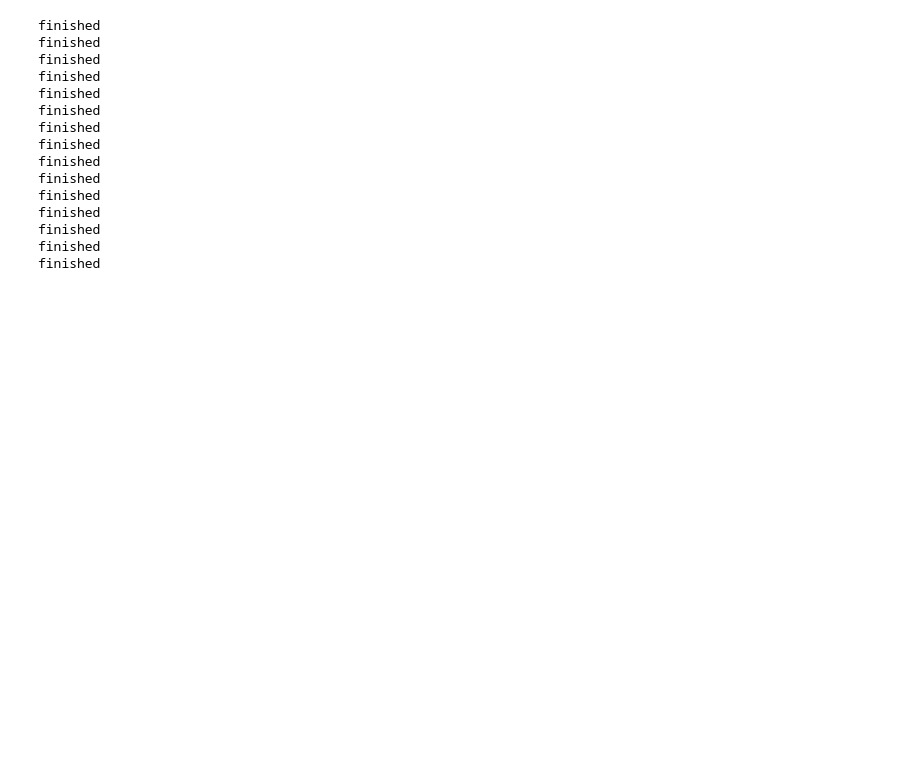
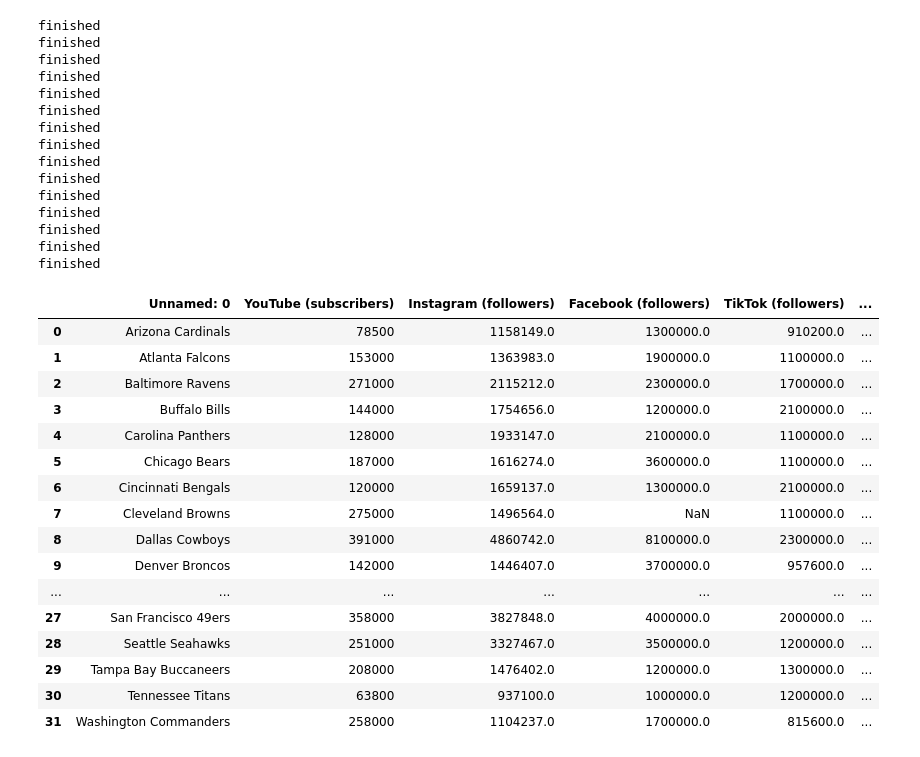
Before and after one commit to kiroraynes/nba_socmed_data, a Jupyter notebook: nfl.ipynb, the cells around one changed output. Drawn from its saved outputs; the diff is of its cells as text; code cells hidden in the pictures; blank space fills up the shorter version.

```diff
--- a/nfl.ipynb
+++ b/nfl.ipynb
@@ -213,3 +226,3 @@ sorted_teams
 # %%
-ref = pd.read_excel("NHL.xlsx")
+ref = pd.read_excel("NFL.xlsx")
 # %%
@@ -252,23 +324,23 @@ for index, row in ref.iterrows():
 
     payload = {}
     headers = {
-    'authority': 'api.twitter.com',
-    'accept-language': 'en-US,en;q=0.9',
-    'authorization': 'Bearer AAAAAAAAAAAAAAAAAAAAANRILgAAAAAAnNwIzUejRCOuH5E6I8xnZz4puTs%3D1Zv7ttfk8LF81IUq16cHjhLTvJu4FA33AGWWjCpTnA',
-    'content-type': 'application/json',
-    'cookie': 'guest_id_marketing=v1%3A170866989141322143; guest_id_ads=v1%3A170866989141322143; guest_id=v1%3A170866989141322143; gt=1760915270796038242; _ga=GA1.2.770737484.1708669893; _gid=GA1.2.499590915.1708669893; personalization_id="v1_eSA4gDwTXkYVAKJ8WL6jGg=="',
-    'origin': 'https://twitter.com',
-    'referer': 'https://twitter.com/',
-    'sec-ch-ua': '"Not A(Brand";v="99", "Google Chrome";v="121", "Chromium";v="121"',
-    'sec-ch-ua-mobile': '?0',
-    'sec-ch-ua-platform': '"Windows"',
-    'sec-fetch-dest': 'empty',
-    'sec-fetch-mode': 'cors',
-    'sec-fetch-site': 'same-site',
-    'x-client-transaction-id': 'oMnlRiYTSFh5Y/xSEz08Abfl1sE5aCP+VIMNHUZRJhlZY6R+calVQXyPIT++iUNGIf14KKF/QyZcUvKx5kwGClFuWmHdoQ',
-    'x-guest-token': '1760915270796038242',
-    'x-twitter-active-user': 'yes',
-    'x-twitter-client-language': 'en'
+        'authority': 'twitter.com',
+        'accept-language': 'en-US,en;q=0.9,ja-JP;q=0.8,ja;q=0.7',
+        'authorization': 'Bearer AAAAAAAAAAAAAAAAAAAAANRILgAAAAAAnNwIzUejRCOuH5E6I8xnZz4puTs%3D1Zv7ttfk8LF81IUq16cHjhLTvJu4FA33AGWWjCpTnA',
+        'content-type': 'application/json',
+        'cookie': 'ads_prefs="HBERAAA="; auth_token=1167bc62a142d7ba91616479832aca6d24446c86; twid=u%3D305530942; lang=en; ct0=f3a3df4094c0b0d42673bdef5ce5b978afeee8ede782cc4b54e74b6974772bf3c952d53db27949909ad48f8791529f04f5d88b78fa48a74c68df89038e624d74b3dbad974ad4d7ec78cf74b675162284; _ga=GA1.2.1207679779.1703591608; guest_id=v1%3A170573309099931382; guest_id_ads=v1%3A170573309099931382; guest_id_marketing=v1%3A170573309099931382; _gid=GA1.2.115474889.1709006676; external_referer=padhuUp37zjgzgv1mFWxJ12Ozwit7owX|0|ziZgIoZIK4nlMKUVLq9KcnBFms0d9TqBqrE%2FyjvSFlFJR45yIlYF%2Bw%3D%3D; personalization_id="v1_fRFLyk11lWt9JiH5DIS8vQ=="',
+        'referer': 'https://twitter.com/AtlantaFalcons?ref_src=twsrc%5Egoogle%7Ctwcamp%5Eserp%7Ctwgr%5Eauthor',
+        'sec-ch-ua': '"Not A(Brand";v="99", "Google Chrome";v="121", "Chromium";v="121"',
+        'sec-ch-ua-mobile': '?0',
+        'sec-ch-ua-platform': '"Windows"',
+        'sec-fetch-dest': 'empty',
+        'sec-fetch-mode': 'cors',
+        'sec-fetch-site': 'same-origin',
+        'x-client-transaction-id': 'dJc60LzGzQ89/cs2HzkRimoLEfPP7+ASciwp+hzd10i/WIQSslX76iRtOLFUtGTBLdF2+nUN3G2xzofPomt+6AH+tL/qdQ',
+        'x-csrf-token': 'f3a3df4094c0b0d42673bdef5ce5b978afeee8ede782cc4b54e74b6974772bf3c952d53db27949909ad48f8791529f04f5d88b78fa48a74c68df89038e624d74b3dbad974ad4d7ec78cf74b675162284',
+        'x-twitter-active-user': 'yes',
+        'x-twitter-auth-type': 'OAuth2Session',
+        'x-twitter-client-language': 'en'
     }
 
     response = requests.request("GET", url, headers=headers, data=payload)
@@ -525,0 +598,20 @@ ref.to_excel('NHL.xlsx', index=False)
+# %%
+ref
+# %% [output]
+|  | Unnamed: 0 | YouTube (subscribers) | Instagram (followers) | Facebook (followers) | TikTok (followers) | ... |
+| 0 | Arizona Cardinals | 78500 | 1158149.0 | 1300000.0 | 910200.0 | ... |
+| 1 | Atlanta Falcons | 153000 | 1363983.0 | 1900000.0 | 1100000.0 | ... |
+| 2 | Baltimore Ravens | 271000 | 2115212.0 | 2300000.0 | 1700000.0 | ... |
+| 3 | Buffalo Bills | 144000 | 1754656.0 | 1200000.0 | 2100000.0 | ... |
+| 4 | Carolina Panthers | 128000 | 1933147.0 | 2100000.0 | 1100000.0 | ... |
+| 5 | Chicago Bears | 187000 | 1616274.0 | 3600000.0 | 1100000.0 | ... |
+| 6 | Cincinnati Bengals | 120000 | 1659137.0 | 1300000.0 | 2100000.0 | ... |
+| 7 | Cleveland Browns | 275000 | 1496564.0 | NaN | 1100000.0 | ... |
+| 8 | Dallas Cowboys | 391000 | 4860742.0 | 8100000.0 | 2300000.0 | ... |
+| 9 | Denver Broncos | 142000 | 1446407.0 | 3700000.0 | 957600.0 | ... |
+| ... | ... | ... | ... | ... | ... | ... |
+| 27 | San Francisco 49ers | 358000 | 3827848.0 | 4000000.0 | 2000000.0 | ... |
+| 28 | Seattle Seahawks | 251000 | 3327467.0 | 3500000.0 | 1200000.0 | ... |
+| 29 | Tampa Bay Buccaneers | 208000 | 1476402.0 | 1200000.0 | 1300000.0 | ... |
+| 30 | Tennessee Titans | 63800 | 937100.0 | 1000000.0 | 1200000.0 | ... |
+| 31 | Washington Commanders | 258000 | 1104237.0 | 1700000.0 | 815600.0 | ... |
```
Also changed, not shown: parts of 10 cells of this notebook, 5 other files.
